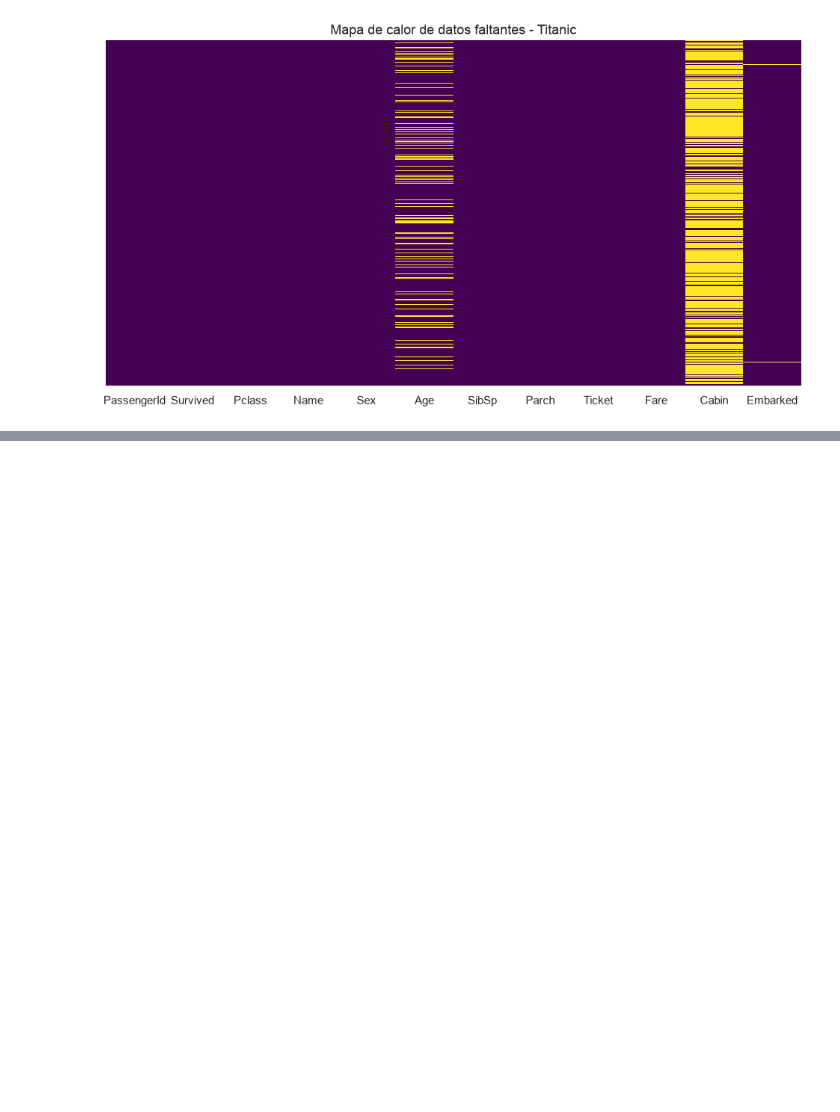
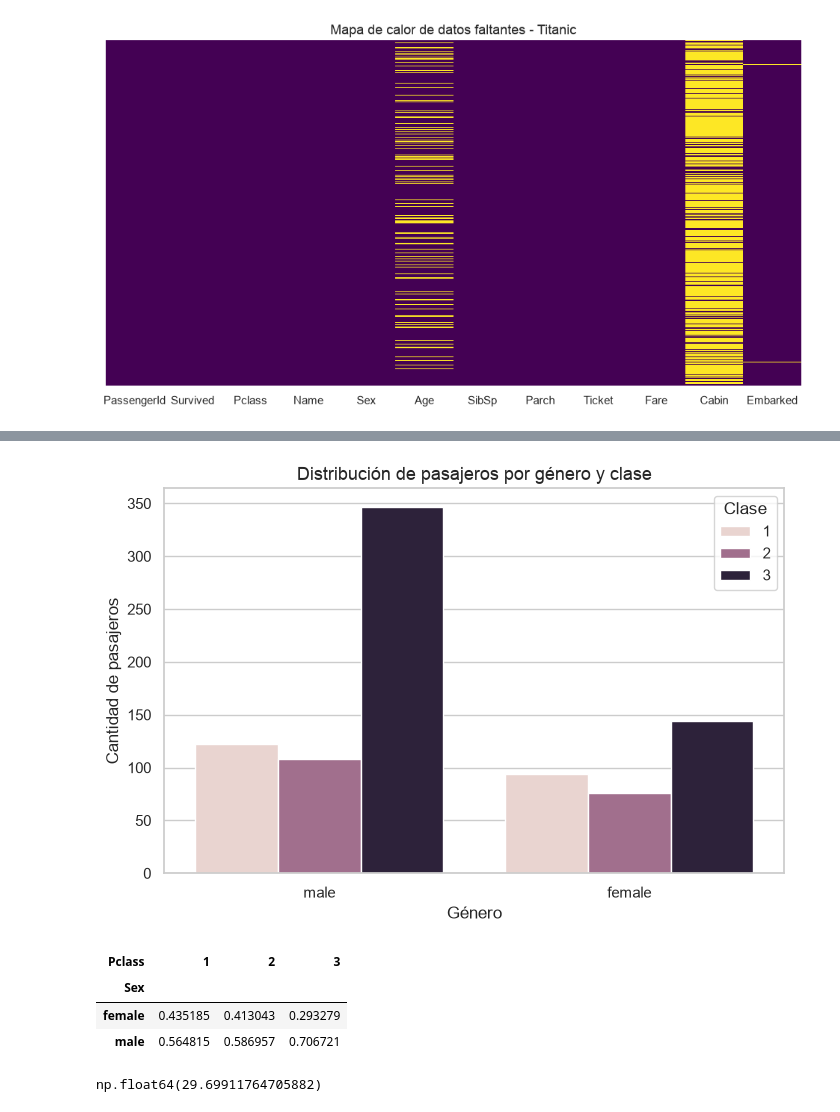
Before and after one commit to BetoVinasco/proyecto_ciencia_datos, a Jupyter notebook: notebooks/02_exploracion.ipynb, the cells around one changed output, grey strips where cells are left out. Drawn from its saved outputs; the diff is of its cells as text; code cells hidden in the pictures; blank space fills up the shorter version.

```diff
--- a/notebooks/02_exploracion.ipynb
+++ b/notebooks/02_exploracion.ipynb
@@ -198,0 +213,34 @@ plt.show()
+# %%
+#5.2
+
+plt.figure(figsize=(8, 5))
+
+sns.countplot(data=df, x='Sex', hue='Pclass')
+
+plt.title('Distribución de pasajeros por género y clase')
+plt.xlabel('Género')
+plt.ylabel('Cantidad de pasajeros')
+plt.legend(title='Clase')
+
+plt.show()
+# %% [output]
+[figure, added]
+# %%
+#6.3
+
+tabla_genero_clase = pd.crosstab(
+    df['Sex'],
+    df['Pclass'],
+    normalize='columns'
+)
+
+tabla_genero_clase
+# %% [output]
+| Pclass | 1 | 2 | 3 |
+| Sex |  |  |  |
+| female | 0.435185 | 0.413043 | 0.293279 |
+| male | 0.564815 | 0.586957 | 0.706721 |
+# %%
+df['Age'].mean()
+# %% [output]
+np.float64(29.69911764705882)
```
Also changed, not shown: parts of 8 cells of this notebook, 1 other file.
